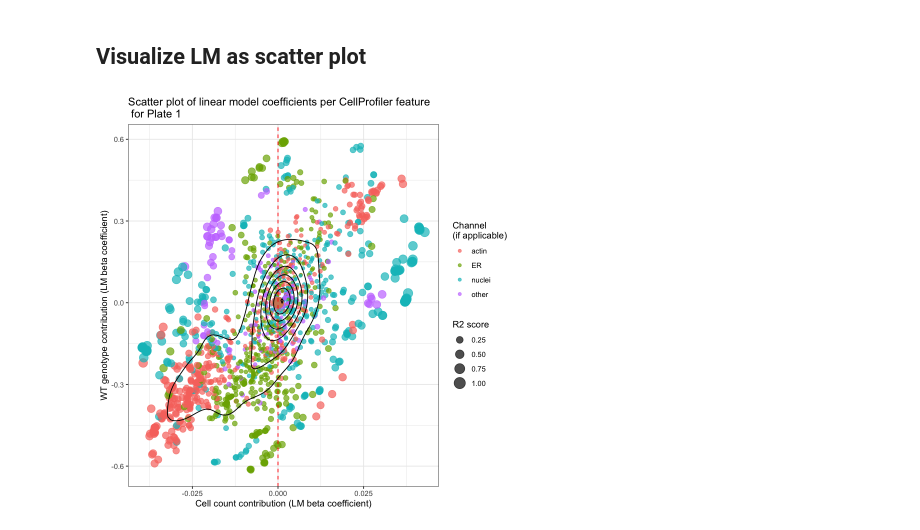
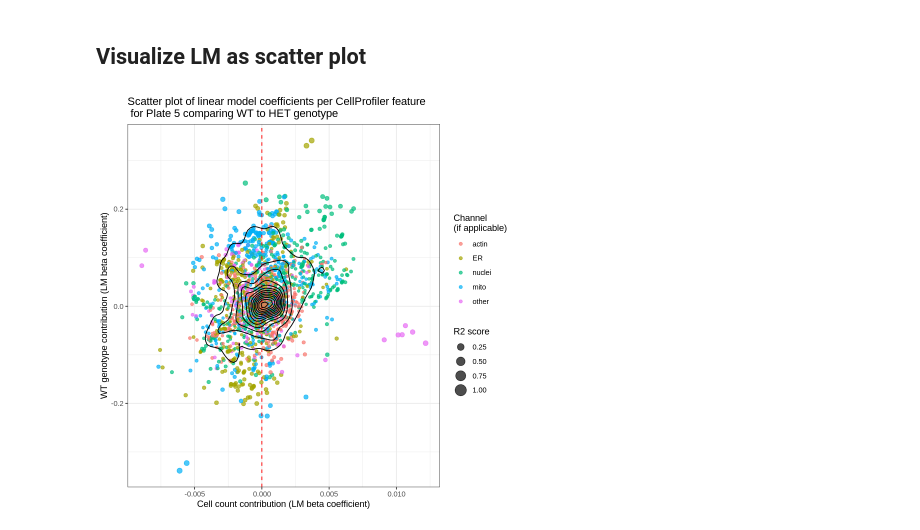
Before and after one commit to WayScience/nf1_schwann_cell_painting_data, a Jupyter notebook: 4.analyze_data/notebooks/linear_model/1.visualize_lm.ipynb, the cells around one changed output. Saved outputs shown, nothing was run; the diff lists cells and outputs as text; code cells hidden in the pictures.

```diff
--- a/4.analyze_data/notebooks/linear_model/1.visualize_lm.ipynb
+++ b/4.analyze_data/notebooks/linear_model/1.visualize_lm.ipynb
@@ -13,11 +13,11 @@ Warning message:
 # %%
 # path to tsv with LM coefficients
 lm_results_dir <- file.path("./results")
-lm_file <- file.path(lm_results_dir, "./linear_model_cp_features_plate1.tsv")
+lm_file <- file.path(lm_results_dir, "./linear_model_cp_features_plate5_WT_HET.tsv")
 
 # save path for figure
 lm_fig_dir <- file.path("./figures")
-lm_fig <- file.path(lm_fig_dir, "linear_model_cp_features_plate1.png")
+lm_fig <- file.path(lm_fig_dir, "linear_model_cp_features_plate5_WT_HET.png")
 
 # Load and process linear model data
 lm_df <- readr::read_tsv(
@@ -44,7 +44,7 @@ A tibble: 6 × 5
 # Arrange by absolute value coefficient
 # Split out components of feature name for visualization
 lm_df <- lm_df %>%
-    dplyr::arrange(desc(abs(Null_coef))) %>%
+    dplyr::arrange(desc(abs(WT_coef))) %>%
     tidyr::separate(
         feature,
         into = c(
@@ -67,6 +67,7 @@ lm_df$channel_cleaned <-
         "DAPI" = "nuclei",
         "GFP" = "ER",
         "RFP" = "actin",
+        "CY5" = 'mito',
         .default = "other",
         .missing = "other"
     )
@@ -99,38 +100,38 @@ A tibble: 10 × 12
 ## Visualize LM as scatter plot
 # %%
 # Specify order so that the organelles match the correct color (red, green, blue)
-color_order <- c("actin", "ER", "nuclei", "other")
+color_order <- c("actin", "ER", "nuclei", "mito", "other")
 
 # Plot the linear model coefficients for the WT genotype contribution
 # Positive coeff = more likely to be WT cell if feature increases
 # Negative coeff = more likely to be Null cell if feature increases
 lm_fig_gg <- (
-    ggplot(lm_df, aes(x = cell_count_coef, y = WT_coef))
+    ggplot(lm_df, aes(x = cell_count_coef, y = HET_coef))
     +
         geom_point(aes(size = r2_score, color = factor(channel_cleaned, levels = color_order)), alpha = 0.7)
         +
         geom_vline(xintercept = 0, linetype = "dashed", color = "red")
         +
         geom_density2d(color = "black", show.legend = FALSE)
         +
         theme_bw()
         +
         guides(
             color = guide_legend(title = "Channel\n(if applicable)", order = 1),
             size = guide_legend(title = "R2 score")
         )
         +
         ylab("WT genotype contribution (LM beta coefficient)")
         +
         xlab("Cell count contribution (LM beta coefficient)")
         +
-        ggtitle("Scatter plot of linear model coefficients per CellProfiler feature\n for Plate 1") # nolint
+        ggtitle("Scatter plot of linear model coefficients per CellProfiler feature\n for Plate 5 comparing WT to HET genotype") # nolint
 )
 
 # Output figure
 ggsave(lm_fig, lm_fig_gg, dpi = 500, height = 6, width = 6)
 
 # Show figure
 lm_fig_gg
 # %% [output]
-[figure, old version]
+[figure, new version]
```
Also changed, not shown: parts of 2 cells of this notebook, 39 other files.
